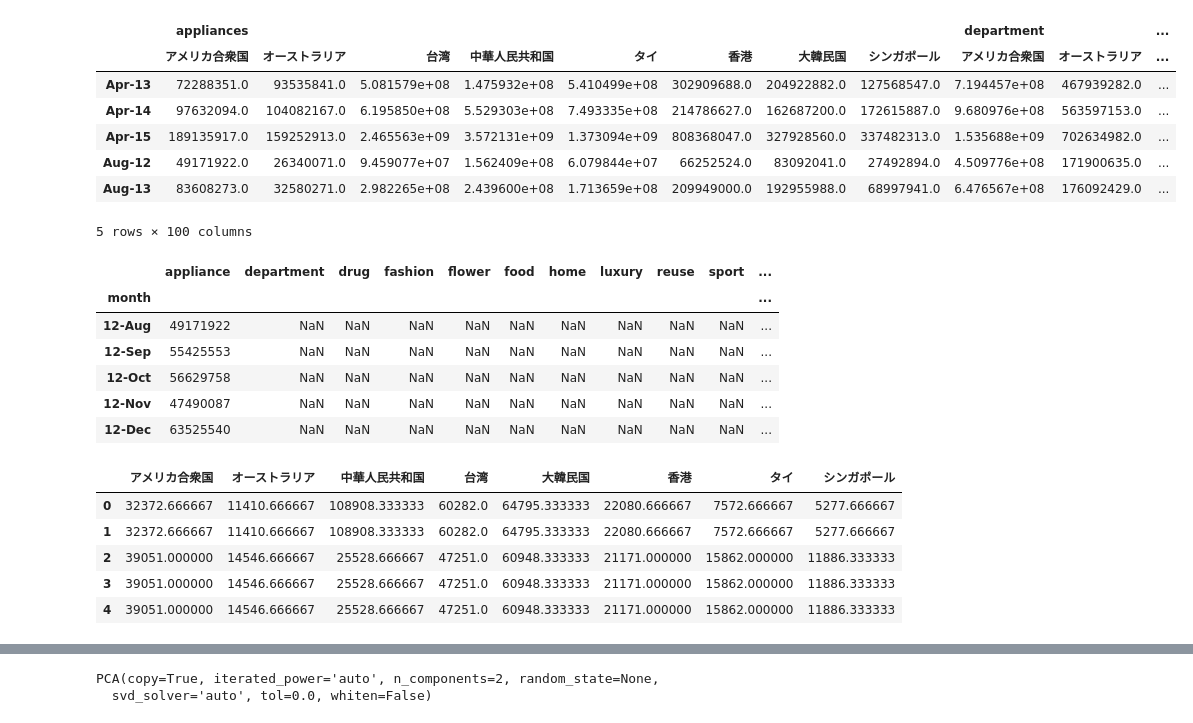
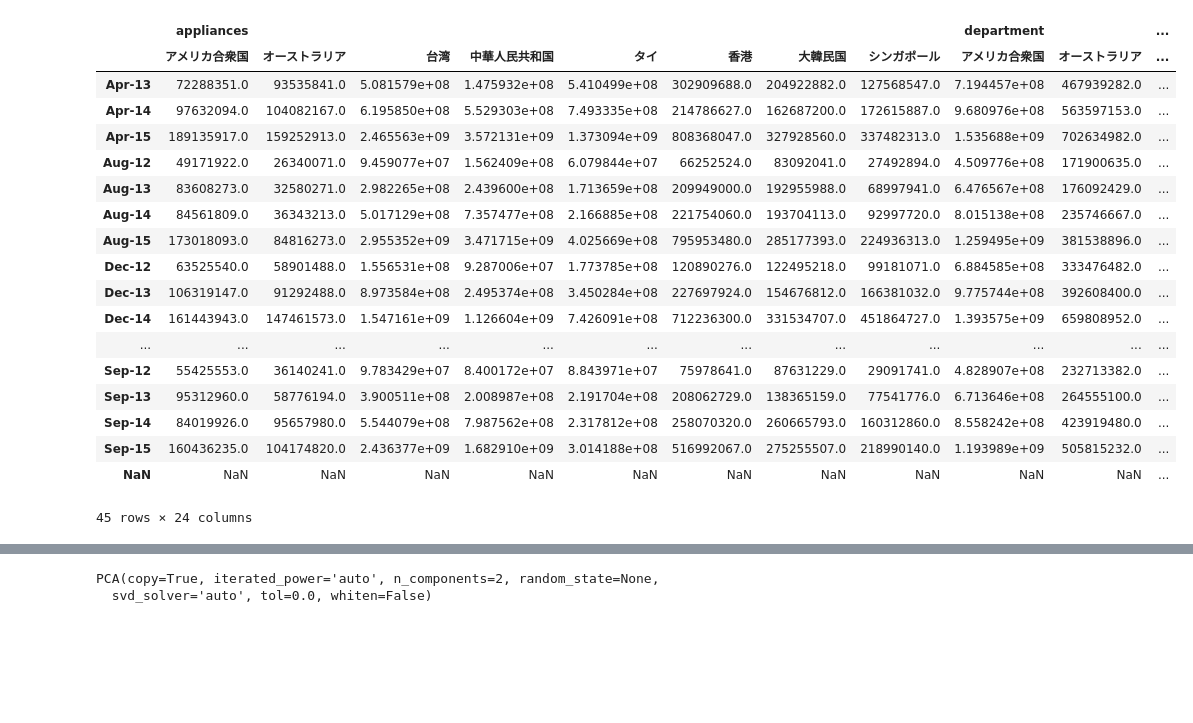
Before and after one commit to ro72/gci_team_1, a Jupyter notebook: PCA.ipynb, the cells around one changed output, grey strips where cells are left out. Cells and saved outputs as stored; diff of their text form; code cells hidden in the pictures; blank space fills up the shorter version.

```diff
--- a/PCA.ipynb
+++ b/PCA.ipynb
@@ -36,11 +117,22 @@ all_data = pd.concat([df_appliances, df_department, df_drug, df_fashion, df_flow
 # %%
-all_data.head()
+all_data
 # %% [output]
 |  | appliances |  |  |  |  |  |  |  | department |  | ... |
 |  | アメリカ合衆国 | オーストラリア | 台湾 | 中華人民共和国 | タイ | 香港 | 大韓民国 | シンガポール | アメリカ合衆国 | オーストラリア | ... |
 | Apr-13 | 72288351.0 | 93535841.0 | 5.081579e+08 | 1.475932e+08 | 5.410499e+08 | 302909688.0 | 204922882.0 | 127568547.0 | 7.194457e+08 | 467939282.0 | ... |
 | Apr-14 | 97632094.0 | 104082167.0 | 6.195850e+08 | 5.529303e+08 | 7.493335e+08 | 214786627.0 | 162687200.0 | 172615887.0 | 9.680976e+08 | 563597153.0 | ... |
 | Apr-15 | 189135917.0 | 159252913.0 | 2.465563e+09 | 3.572131e+09 | 1.373094e+09 | 808368047.0 | 327928560.0 | 337482313.0 | 1.535688e+09 | 702634982.0 | ... |
 | Aug-12 | 49171922.0 | 26340071.0 | 9.459077e+07 | 1.562409e+08 | 6.079844e+07 | 66252524.0 | 83092041.0 | 27492894.0 | 4.509776e+08 | 171900635.0 | ... |
 | Aug-13 | 83608273.0 | 32580271.0 | 2.982265e+08 | 2.439600e+08 | 1.713659e+08 | 209949000.0 | 192955988.0 | 68997941.0 | 6.476567e+08 | 176092429.0 | ... |
+| Aug-14 | 84561809.0 | 36343213.0 | 5.017129e+08 | 7.357477e+08 | 2.166885e+08 | 221754060.0 | 193704113.0 | 92997720.0 | 8.015138e+08 | 235746667.0 | ... |
+| Aug-15 | 173018093.0 | 84816273.0 | 2.955352e+09 | 3.471715e+09 | 4.025669e+08 | 795953480.0 | 285177393.0 | 224936313.0 | 1.259495e+09 | 381538896.0 | ... |
+| Dec-12 | 63525540.0 | 58901488.0 | 1.556531e+08 | 9.287006e+07 | 1.773785e+08 | 120890276.0 | 122495218.0 | 99181071.0 | 6.884585e+08 | 333476482.0 | ... |
+| Dec-13 | 106319147.0 | 91292488.0 | 8.973584e+08 | 2.495374e+08 | 3.450284e+08 | 227697924.0 | 154676812.0 | 166381032.0 | 9.775744e+08 | 392608400.0 | ... |
+| Dec-14 | 161443943.0 | 147461573.0 | 1.547161e+09 | 1.126604e+09 | 7.426091e+08 | 712236300.0 | 331534707.0 | 451864727.0 | 1.393575e+09 | 659808952.0 | ... |
+| ... | ... | ... | ... | ... | ... | ... | ... | ... | ... | ... | ... |
+| Sep-12 | 55425553.0 | 36140241.0 | 9.783429e+07 | 8.400172e+07 | 8.843971e+07 | 75978641.0 | 87631229.0 | 29091741.0 | 4.828907e+08 | 232713382.0 | ... |
+| Sep-13 | 95312960.0 | 58776194.0 | 3.900511e+08 | 2.008987e+08 | 2.191704e+08 | 208062729.0 | 138365159.0 | 77541776.0 | 6.713646e+08 | 264555100.0 | ... |
+| Sep-14 | 84019926.0 | 95657980.0 | 5.544079e+08 | 7.987562e+08 | 2.317812e+08 | 258070320.0 | 260665793.0 | 160312860.0 | 8.558242e+08 | 423919480.0 | ... |
+| Sep-15 | 160436235.0 | 104174820.0 | 2.436377e+09 | 1.682910e+09 | 3.014188e+08 | 516992067.0 | 275255507.0 | 218990140.0 | 1.193989e+09 | 505815232.0 | ... |
+| NaN | NaN | NaN | NaN | NaN | NaN | NaN | NaN | NaN | NaN | NaN | ... |
-5 rows × 100 columns
+45 rows × 24 columns
@@ -60,10 +138,0 @@ usa_df["super"] = df_super["アメリカ合衆国"]
-# %%
-usa_df.head()
-# %% [output]
-|  | appliance | department | drug | fashion | flower | food | home | luxury | reuse | sport | ... |
-| month |  |  |  |  |  |  |  |  |  |  | ... |
-| 12-Aug | 49171922 | NaN | NaN | NaN | NaN | NaN | NaN | NaN | NaN | NaN | ... |
-| 12-Sep | 55425553 | NaN | NaN | NaN | NaN | NaN | NaN | NaN | NaN | NaN | ... |
-| 12-Oct | 56629758 | NaN | NaN | NaN | NaN | NaN | NaN | NaN | NaN | NaN | ... |
-| 12-Nov | 47490087 | NaN | NaN | NaN | NaN | NaN | NaN | NaN | NaN | NaN | ... |
-| 12-Dec | 63525540 | NaN | NaN | NaN | NaN | NaN | NaN | NaN | NaN | NaN | ... |
@@ -115,9 +138,0 @@ for i in c_list:
-# %%
-tourlist_num.head()
-# %% [output]
-|  | アメリカ合衆国 | オーストラリア | 中華人民共和国 | 台湾 | 大韓民国 | 香港 | タイ | シンガポール |
-| 0 | 32372.666667 | 11410.666667 | 108908.333333 | 60282.0 | 64795.333333 | 22080.666667 | 7572.666667 | 5277.666667 |
-| 1 | 32372.666667 | 11410.666667 | 108908.333333 | 60282.0 | 64795.333333 | 22080.666667 | 7572.666667 | 5277.666667 |
-| 2 | 39051.000000 | 14546.666667 | 25528.666667 | 47251.0 | 60948.333333 | 21171.000000 | 15862.000000 | 11886.333333 |
-| 3 | 39051.000000 | 14546.666667 | 25528.666667 | 47251.0 | 60948.333333 | 21171.000000 | 15862.000000 | 11886.333333 |
-| 4 | 39051.000000 | 14546.666667 | 25528.666667 | 47251.0 | 60948.333333 | 21171.000000 | 15862.000000 | 11886.333333 |
```
Also changed, not shown: parts of 22 cells of this notebook, 2 other files.
